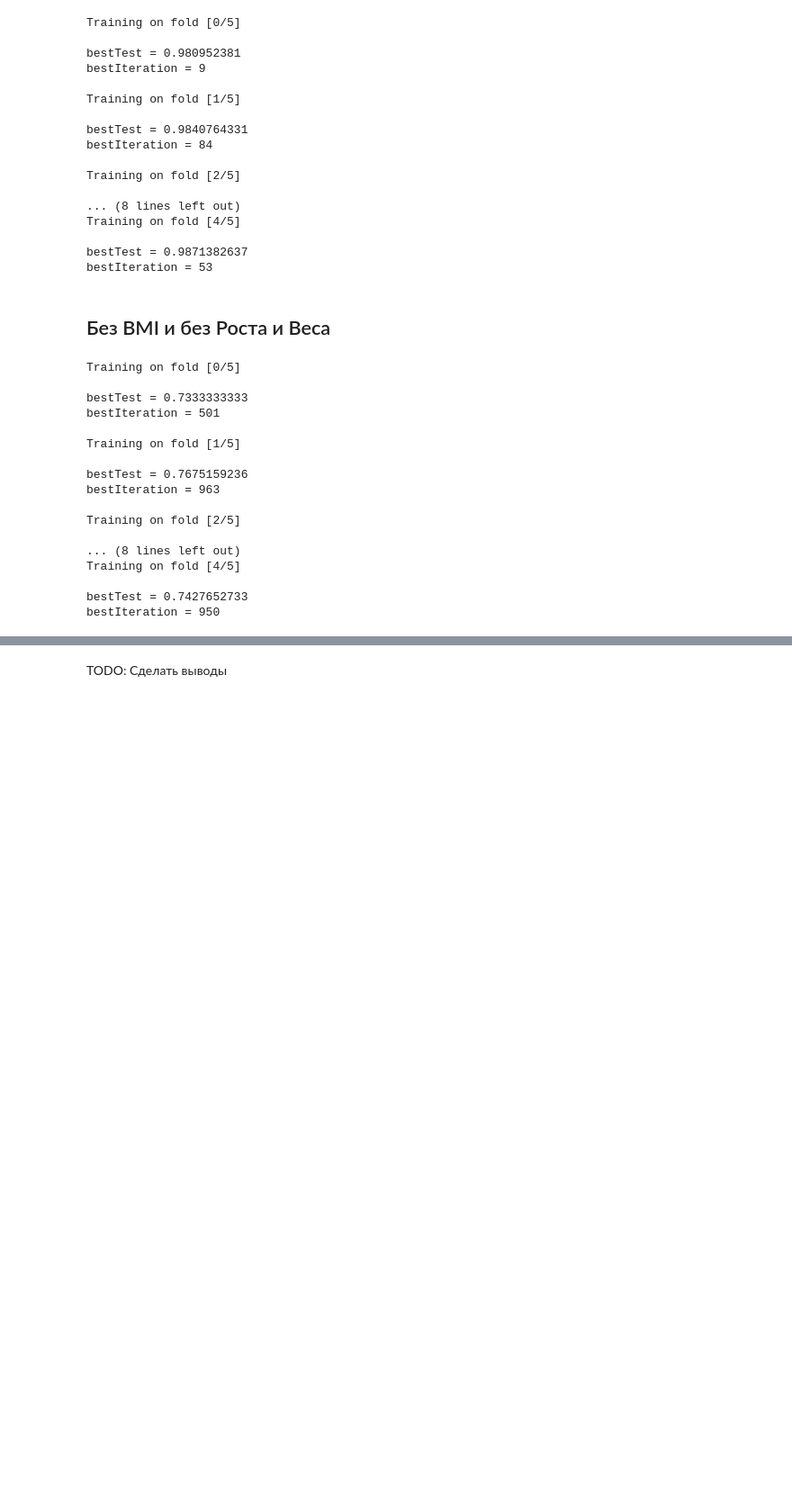
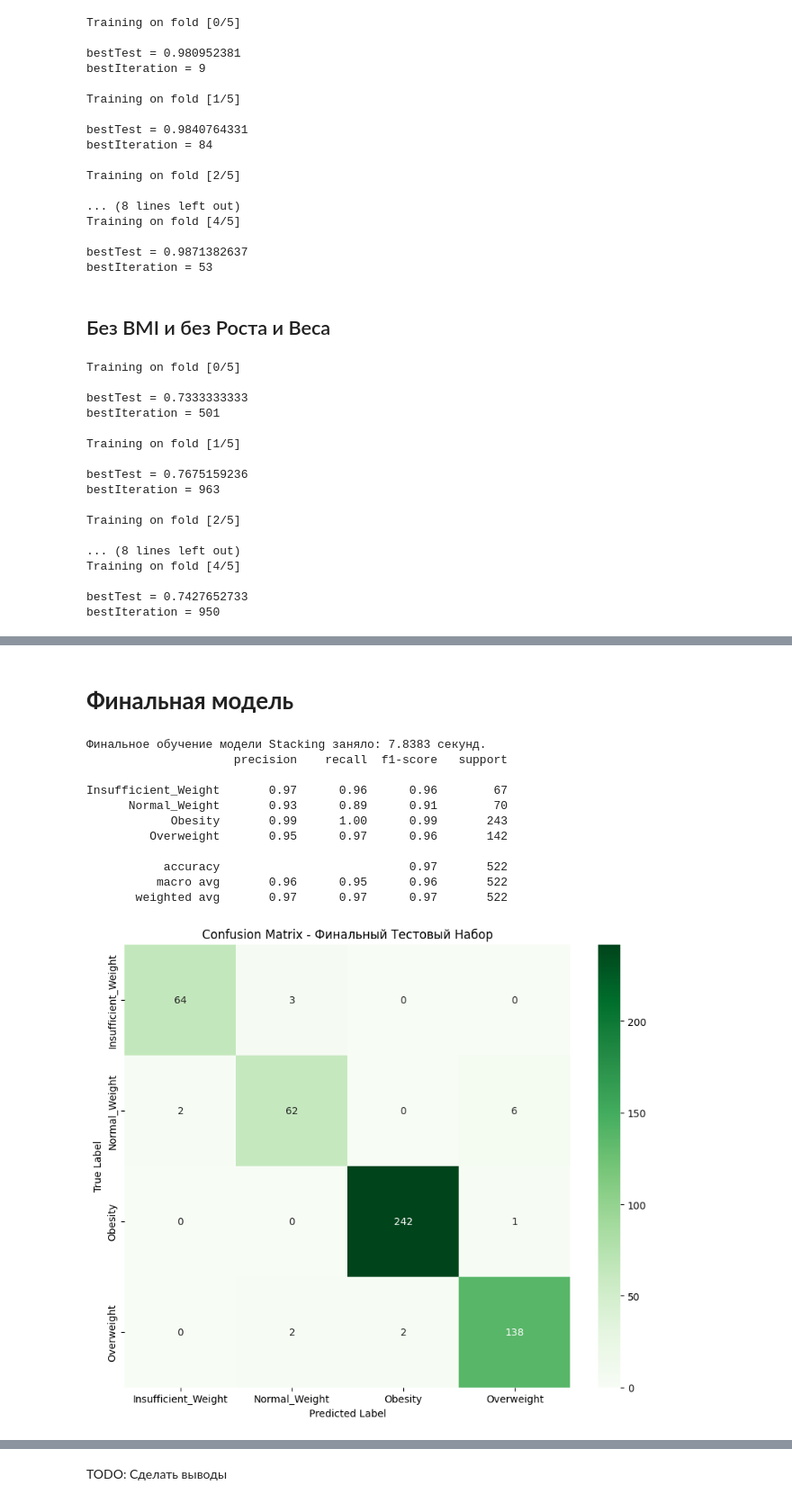
Before and after one commit to AlexTilta/Multiclass_prediction_of_obesity_risk, a Jupyter notebook: 02_ML.ipynb, the cells around one changed output, grey strips where cells are left out. Shown at 90% size. Drawn from its saved outputs; the diff is of its cells as text; code cells hidden in the pictures; blank space fills up the shorter version.

```diff
--- a/02_ML.ipynb
+++ b/02_ML.ipynb
@@ -832 +861,47 @@ display_formatted_table(result_no_anthro)
+# %% [markdown]
+# **Финальная модель**
+# %%
+
+start_time = time.time()
+stacking.fit(X_HW_train, Y_HW_train)
+fit_time = time.time() - start_time
+
+print(f"Финальное обучение модели Stacking заняло: {fit_time:.4f} секунд.")
+
+y_pred_test = stacking.predict(X_HW_test)
+
+class_names = [str(c) for c in sorted(Y_HW_test.unique())]
+
+test_report = classification_report(Y_HW_test, y_pred_test, target_names=class_names)
+print(test_report)
+
+cm_test = confusion_matrix(Y_HW_test, y_pred_test)
+
+plt.figure(figsize=(10, 8))
+sns.heatmap(
+    cm_test,
+    annot=True,
+    fmt='d',
+    cmap='Greens',
+    xticklabels=class_names,
+    yticklabels=class_names
+)
+
+plt.xlabel('Predicted Label')
+plt.ylabel('True Label')
+plt.title('Confusion Matrix - Финальный Тестовый Набор')
+plt.show()
+# %% [output]
+Финальное обучение модели Stacking заняло: 7.8383 секунд.
+                     precision    recall  f1-score   support
+
+Insufficient_Weight       0.97      0.96      0.96        67
+      Normal_Weight       0.93      0.89      0.91        70
+            Obesity       0.99      1.00      0.99       243
+         Overweight       0.95      0.97      0.96       142
+
+           accuracy                           0.97       522
+          macro avg       0.96      0.95      0.96       522
+       weighted avg       0.97      0.97      0.97       522
+[figure, added]
 # %% [markdown]
```
Also changed, not shown: parts of 27 cells of this notebook.
